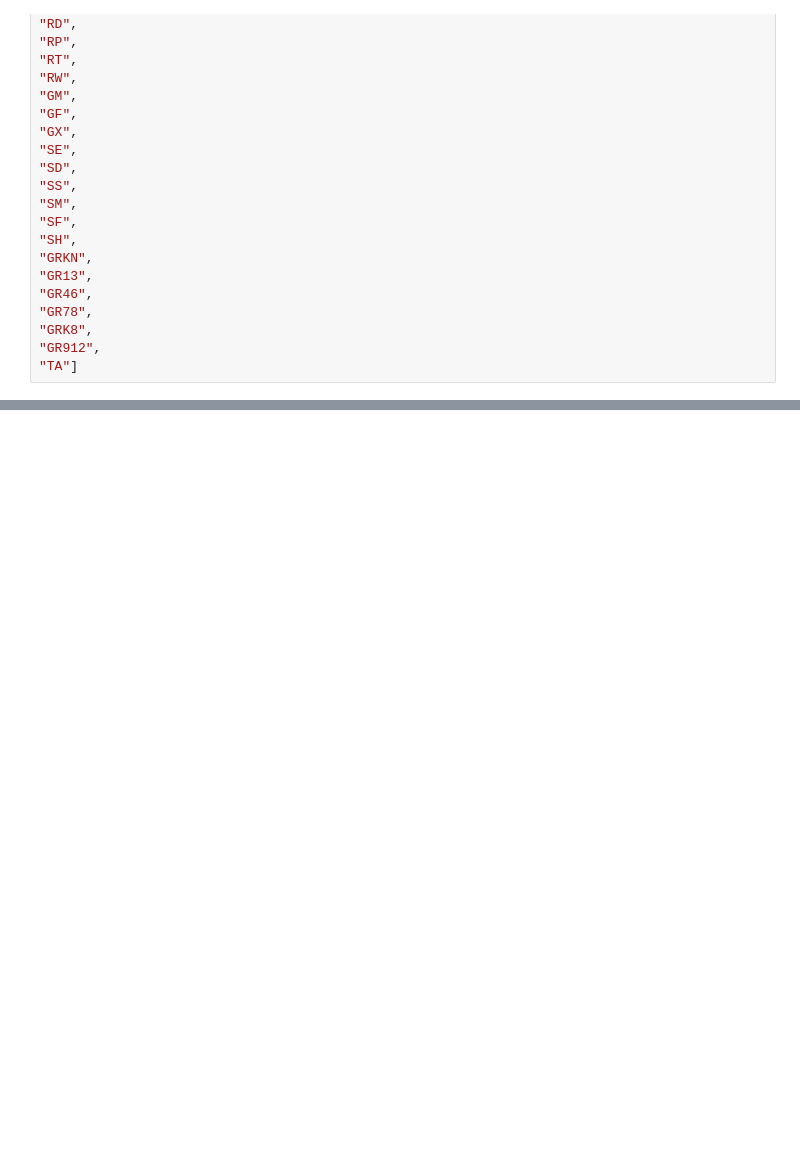
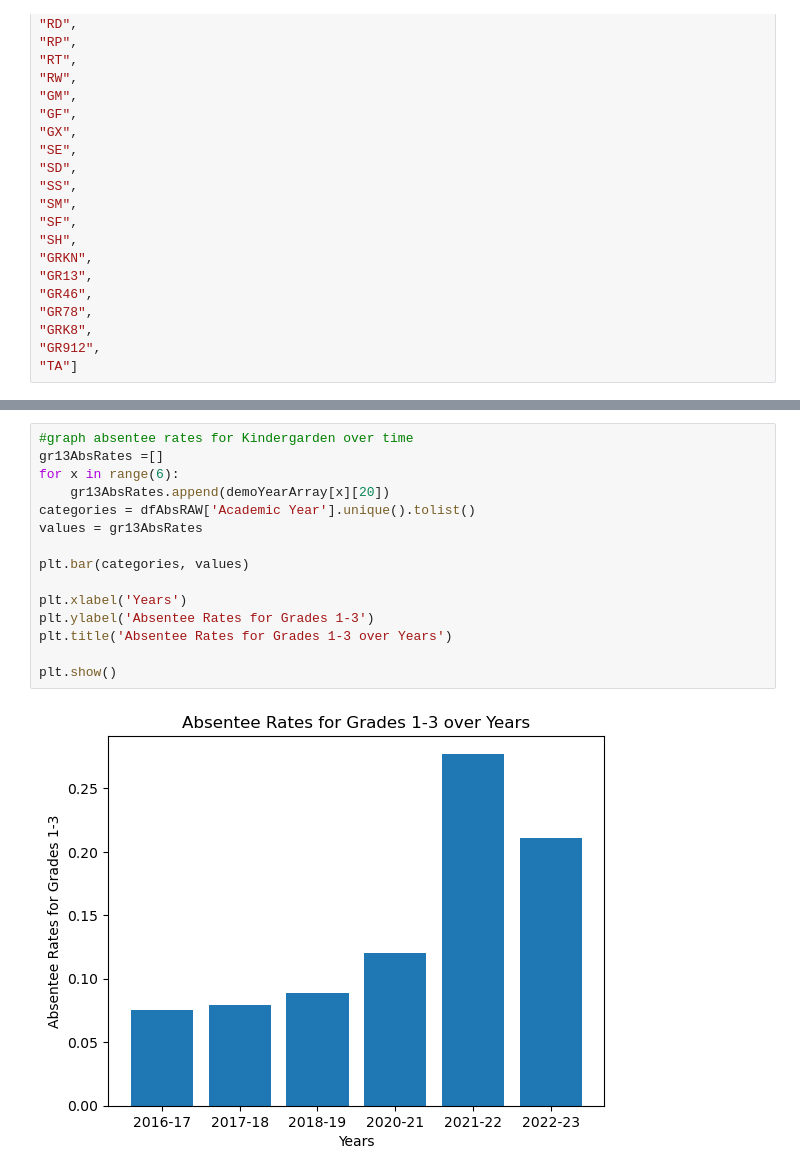
Before and after one commit to shiftyJack/absenteeriskanalysis, a Jupyter notebook: AllAbsenteeData.ipynb, the cells around one changed output, grey strips where cells are left out. Cells and saved outputs as stored; diff of their text form; blank space fills up the shorter version.

```diff
--- a/AllAbsenteeData.ipynb
+++ b/AllAbsenteeData.ipynb
@@ -203,0 +266,17 @@ In 2020-21 with 6837757.0 absent of a possible 38429308.0 students, the chronic
+# %%
+#graph absentee rates for Kindergarden over time
+gr13AbsRates =[]
+for x in range(6):
+    gr13AbsRates.append(demoYearArray[x][20])
+categories = dfAbsRAW['Academic Year'].unique().tolist()
+values = gr13AbsRates
+
+plt.bar(categories, values)
+
+plt.xlabel('Years')
+plt.ylabel('Absentee Rates for Grades 1-3')
+plt.title('Absentee Rates for Grades 1-3 over Years')
+
+plt.show()
+# %% [output]
+[figure, added]
```
Also changed, not shown: parts of 7 cells of this notebook, 13 other files.
